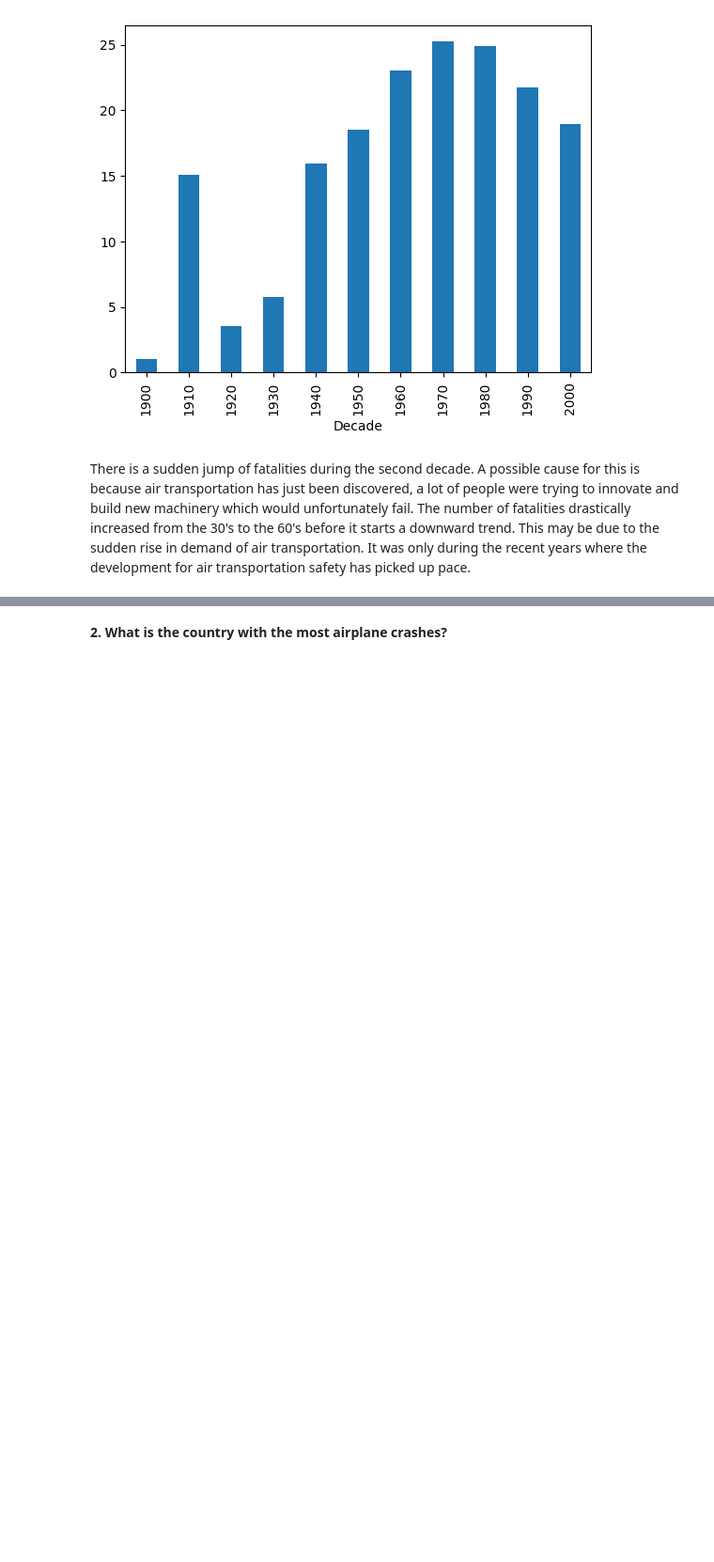
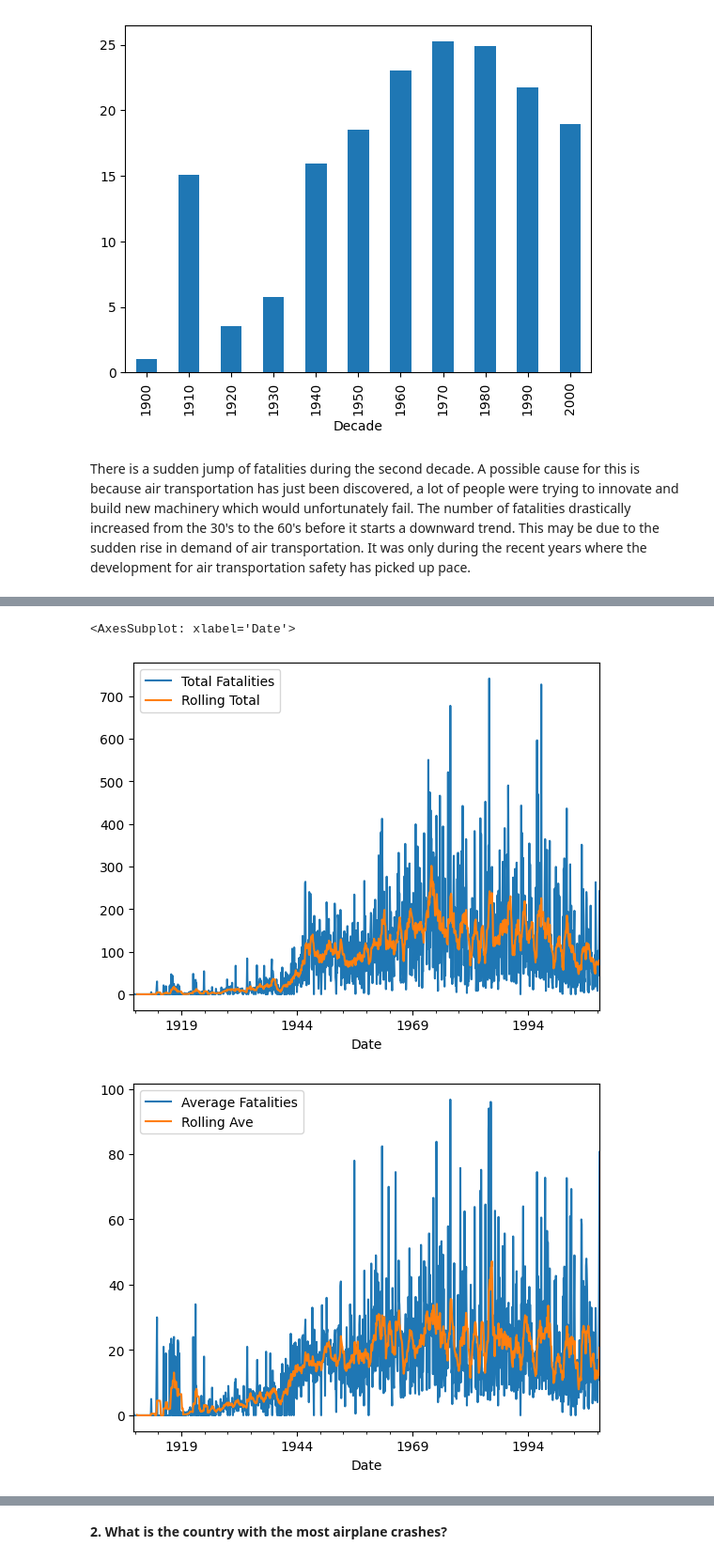
Before and after one commit to samueluy/CSMODEL-5, a Jupyter notebook: csmodel-5-phase-1.ipynb, the cells around one changed output, grey strips where cells are left out. Shown at 94% size. Saved outputs shown, nothing was run; the diff lists cells and outputs as text; code cells hidden in the pictures; blank space fills up the shorter version.

```diff
--- a/csmodel-5-phase-1.ipynb
+++ b/csmodel-5-phase-1.ipynb
@@ -132,0 +177,15 @@ def Dickey_Fuller(series, isPrinted):
+# %%
+#
+n = 10
+new_df['Rolling Total'] = new_df['Total Fatalities'].rolling(window=n).mean()
+new_df['Rolling Ave'] = new_df['Average Fatalities'].rolling(window=n).mean()
+new_df['Rolling Normalized Ave'] = new_df['Normalized Ave'].rolling(window=n).mean()
+
+
+new_df[['Total Fatalities','Rolling Total']].plot.line()
+new_df[['Average Fatalities','Rolling Ave']].plot.line()
+new_df[['Normalized Ave','Rolling Normalized Ave']].plot.line()
+# %% [output]
+<AxesSubplot: xlabel='Date'>
+[figure, added]
+[figure, added]
```
Also changed, not shown: parts of 6 cells of this notebook.
